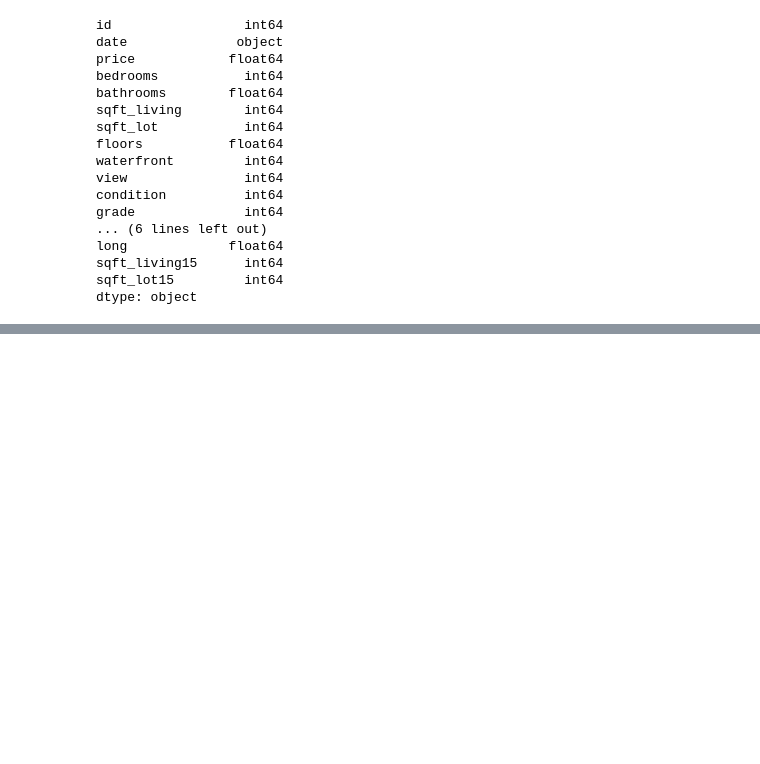
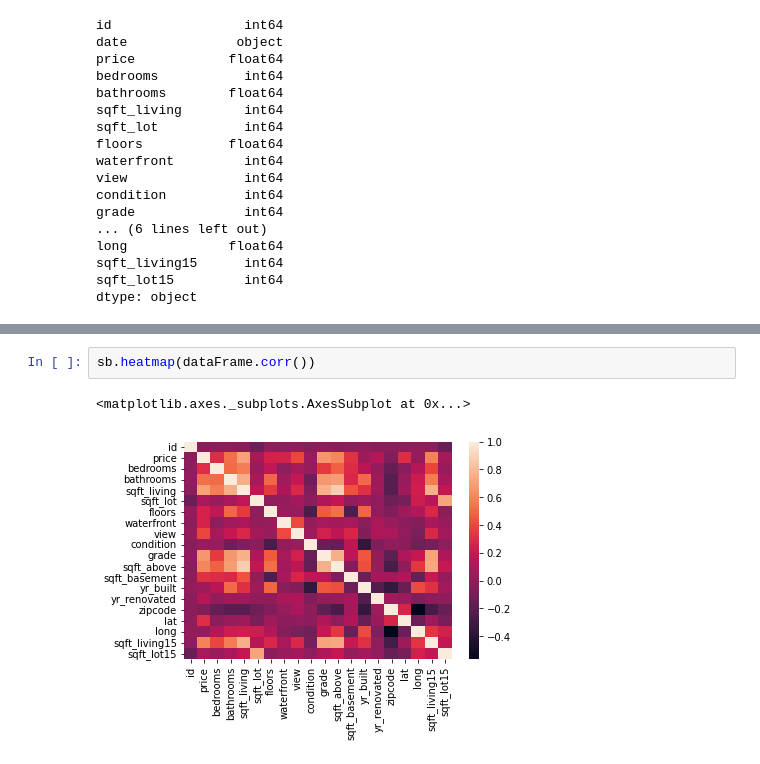
Before and after one commit to xMORRICEx/I.A, a Jupyter notebook: RegrassãoLinear.ipynb, the cells around one changed output, grey strips where cells are left out. Drawn from its saved outputs; the diff is of its cells as text; blank space fills up the shorter version.

```diff
--- a/RegrassãoLinear.ipynb
+++ b/RegrassãoLinear.ipynb
@@ -30,0 +119,5 @@ dtype: object
+# %%
+sb.heatmap(dataFrame.corr())
+# %% [output]
+<matplotlib.axes._subplots.AxesSubplot at 0x...>
+[figure, added]
```
Also changed, not shown: parts of 30 cells of this notebook.
